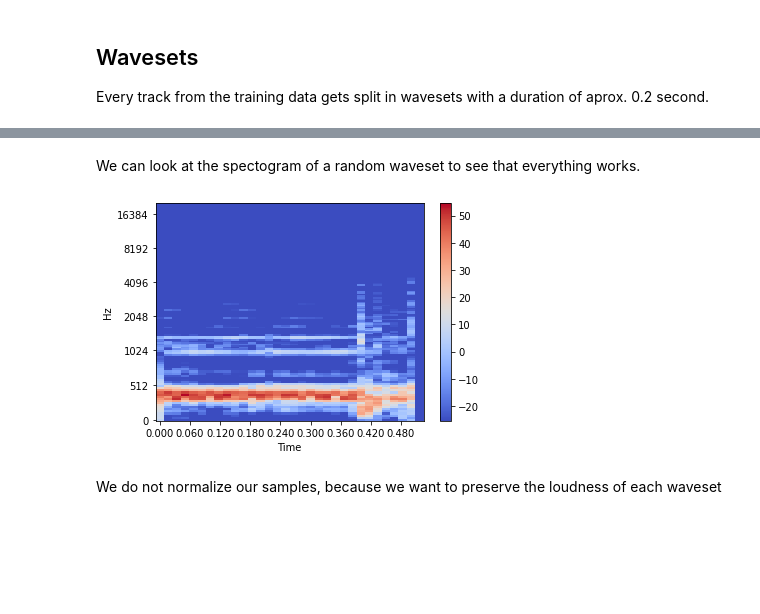
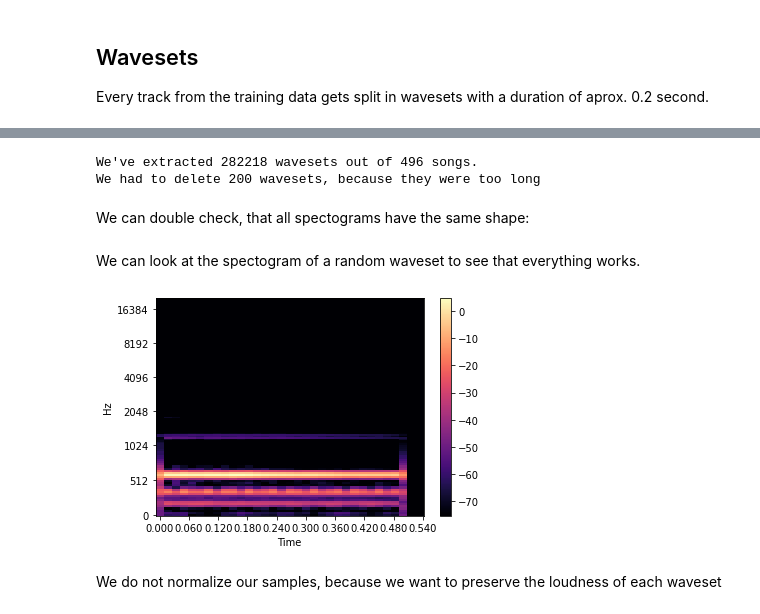
Before and after one commit to doktorbanana/MetaHuman, a Jupyter notebook: Wavesets.ipynb, the cells around one changed output, grey strips where cells are left out. Cells and saved outputs as stored; diff of their text form; code cells hidden in the pictures; blank space fills up the shorter version.

Commit message:
new Waveset_Generator

```diff
--- a/Wavesets.ipynb
+++ b/Wavesets.ipynb
@@ -21,8 +16,0 @@ np.random.seed(42)
-# %%
-folder_path = 'demoData'
-paths = librosa.util.find_files(folder_path, ext=['wav'])
-songs = []
-
-for path in paths:
-    data, sr = librosa.load(path, sr = None, mono = True)
-    songs.append(data)
@@ -84,11 +98,22 @@ We can now generate all Wavesets. Later we want to be able to reconstruct the po
 # %%
+sr = 44100
+WIN_LENGTH = int(sr/30)
+HOP_LENGTH = int(sr/60)
+N_FFT = int(sr/20)
+
+
+folder_path = 'H:\Musik\CD-Sammlung wavs\Music'
+paths = librosa.util.find_files(folder_path, ext=['wav'])
+
 all_wavesets = []
 num_of_ws_per_song = []
+deleted_wavesets = 0
 
-for song in songs:
-    wavesets = Wavesets(song, sr).get_Wavesets(sr/2) # The variable "wavesets" is a list of np-arrays (with the amplitudes stored in it).
+for i,path in enumerate(paths):
+    waveset_generator = Wavesets(path, 2)
+    wavesets = waveset_generator.get_Wavesets() # The variable "wavesets" is a list of np-arrays (with the amplitudes stored in it).
+    deleted_wavesets += waveset_generator.deleted_ws
     all_wavesets.extend(list(wavesets))  # all wavesets is a list of all wavesets
-    num_of_ws_per_song.append(len(wavesets))
-
-np.asarray(num_of_ws_per_song)
+    num_of_ws_per_song.append(len(wavesets)) # a list of the number of wavesets each song has
+    print(f"{i+1} of {len(paths)} songs done." + f" Currently working on file:{path}", end='\r')
 # %% [output]
@@ -99,11 +120,0 @@ It's easier to work with arrays of the same size. The wavesets do not have the e
-# %%
-def find_max_list(list):
-    list_len = [len(i) for i in list]
-    max_len = max(list_len)
-    return max_len
-
-max_len_ws = find_max_list(all_wavesets)
-
-for index, ws in enumerate(all_wavesets):
-    missing_items = max_len_ws - len(ws)
-    all_wavesets[index] = np.pad(all_wavesets[index], (0, missing_items), 'constant', constant_values=(0,0))
@@ -133,0 +121,8 @@ for ws in all_wavesets:
+# %%
+print(f"We've extracted {len(all_wavesets)} wavesets out of {len(paths)} songs.")
+print(f"We had to delete {deleted_wavesets} wavesets, because they were too long")
+# %% [output]
+We've extracted 282218 wavesets out of 496 songs.
+We had to delete 200 wavesets, because they were too long
+# %% [markdown]
+We can double check, that all spectograms have the same shape:
@@ -135,17 +136,17 @@ for ws in all_wavesets:
 We can look at the spectogram of a random waveset to see that everything works.
 # %%
 librosa.display.specshow(
-    all_wavesets_specto[np.random.randint(0,len(all_wavesets_specto))],
+    all_wavesets[np.random.randint(0,len(all_wavesets))].reshape(all_wavesets[0].shape[0],all_wavesets[0].shape[1]),
     x_axis='time',
     y_axis='mel',
     sr=sr,
     fmax=20000,
     hop_length=HOP_LENGTH,
 )
 plt.colorbar()
 plt.show()
 # %% [output]
-[figure, old version]
+[figure, new version]
 # %% [markdown]
 We do not normalize our samples, because we want to preserve the loudness of each waveset
 # %% [markdown]
```
Also changed, not shown: parts of 18 cells of this notebook, 6 other files.
